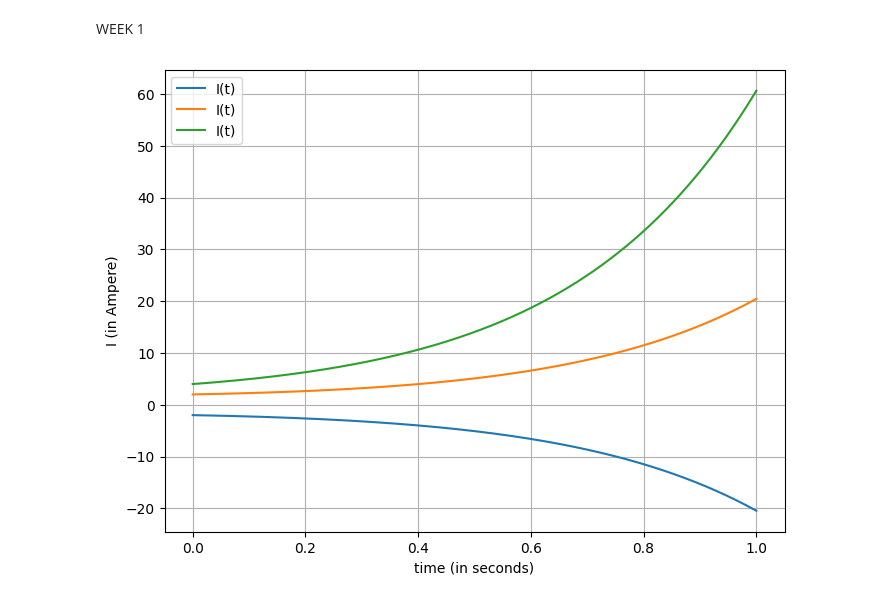
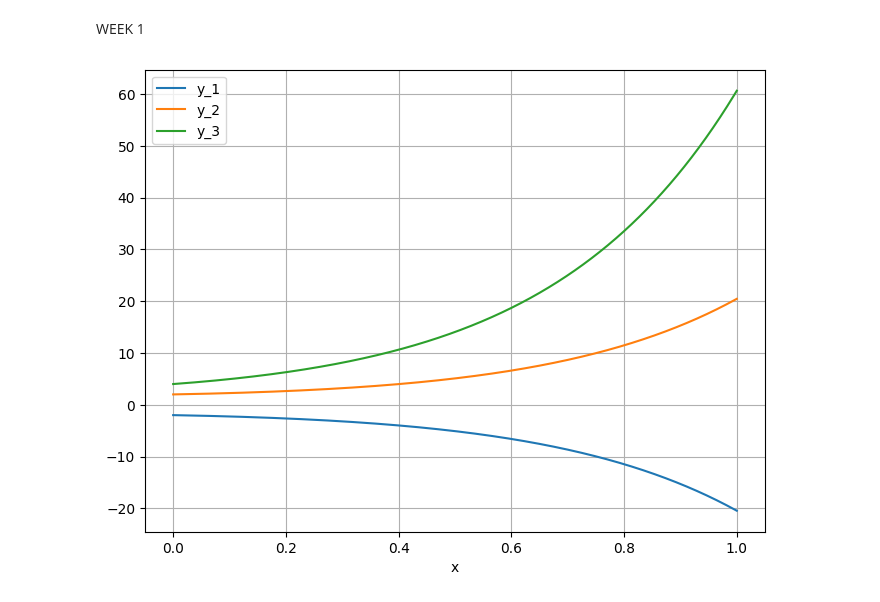
Before and after one commit to himanshutg/ODE_Project, a Jupyter notebook: week1.ipynb, the cells around one changed output. Cells and saved outputs as stored; diff of their text form; code cells hidden in the pictures.

Commit message:
Fixed label on the figures

```diff
--- a/week1.ipynb
+++ b/week1.ipynb
@@ -27,17 +27,17 @@ import math
 # %%
-def function_1(x, Y):
-    return  Y[1]
+# def function_1(x, Y):
+#     return  Y[1]
 
-def function_2(x, Y):
-    return -40*Y[1] - 4000*Y[0] + 24
+# def function_2(x, Y):
+#     return -40*Y[1] - 4000*Y[0] + 24
 
-def f(x, Y):
-    return np.array([function_1(x, Y), function_2(x, Y)])
+# def f(x, Y):
+#     return np.array([function_1(x, Y), function_2(x, Y)])
 
-N = 2  # Number of Functions
+# N = 2  # Number of Functions
 
-x0, x1 = 0, 0.35
-Y0 = np.array([0, 0])
+# x0, x1 = 0, 0.35
+# Y0 = np.array([0, 0])
 # %%
 def partial_derivative(g, Y, i, epsilon = 1e-6):
     # del g/del yi
@@ -100,14 +100,14 @@ def equation_solver(x0, x1, num_points, Y0, N):
 # %%
 num_points = 10000
 x_array = np.linspace(x0, x1, num_points + 1)
 y_array = equation_solver(x0, x1, num_points, Y0, N)
 plt.figure(figsize=(8, 6))
 for i in range(N):
-    plt.plot(x_array, y_array[i], label=f'I(t)')
-    plt.xlabel('time (in seconds)')
-    plt.ylabel('I (in Ampere)')
-    plt.legend()
-    plt.grid(True)
-    plt.show()
+    plt.plot(x_array, y_array[i], label=f'y_{i + 1}')
+plt.xlabel('x')
+plt.legend()
+plt.grid(True)
+plt.savefig('Report\\save.png')
+plt.show()
 # %% [output]
-[figure, old version]
+[figure, new version]
```
Also changed, not shown: parts of 2 cells of this notebook, 5 other files.
